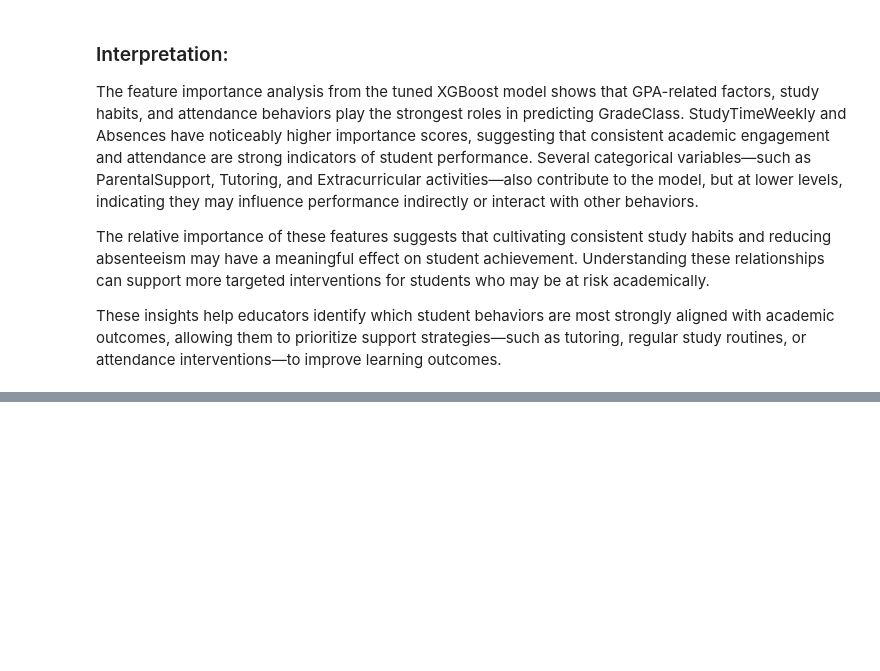
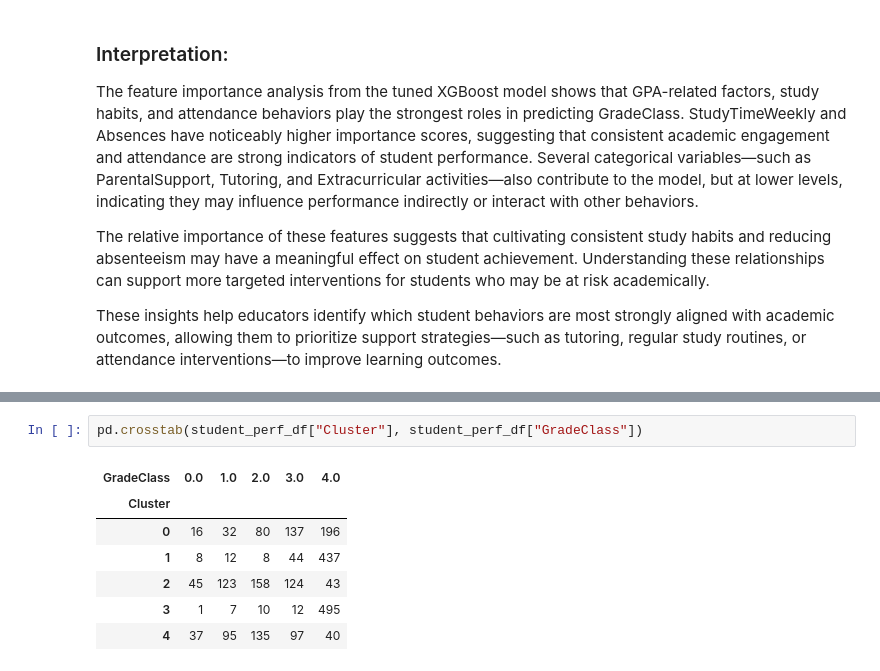
Before and after one commit to iampaulanca/USD-AAI-501-Group-3, a Jupyter notebook: Bryan/Student_Performance_EDA_Bry.ipynb, the cells around one changed output, grey strips where cells are left out. Saved outputs shown, nothing was run; the diff lists cells and outputs as text; blank space fills up the shorter version.

```diff
--- a/Bryan/Student_Performance_EDA_Bry.ipynb
+++ b/Bryan/Student_Performance_EDA_Bry.ipynb
@@ -414,0 +446,10 @@ These insights help educators identify which student behaviors are most strongly
+# %%
+pd.crosstab(student_perf_df["Cluster"], student_perf_df["GradeClass"])
+# %% [output]
+| GradeClass | 0.0 | 1.0 | 2.0 | 3.0 | 4.0 |
+| Cluster |  |  |  |  |  |
+| 0 | 16 | 32 | 80 | 137 | 196 |
+| 1 | 8 | 12 | 8 | 44 | 437 |
+| 2 | 45 | 123 | 158 | 124 | 43 |
+| 3 | 1 | 7 | 10 | 12 | 495 |
+| 4 | 37 | 95 | 135 | 97 | 40 |
```
Also changed, not shown: parts of 10 cells of this notebook.
